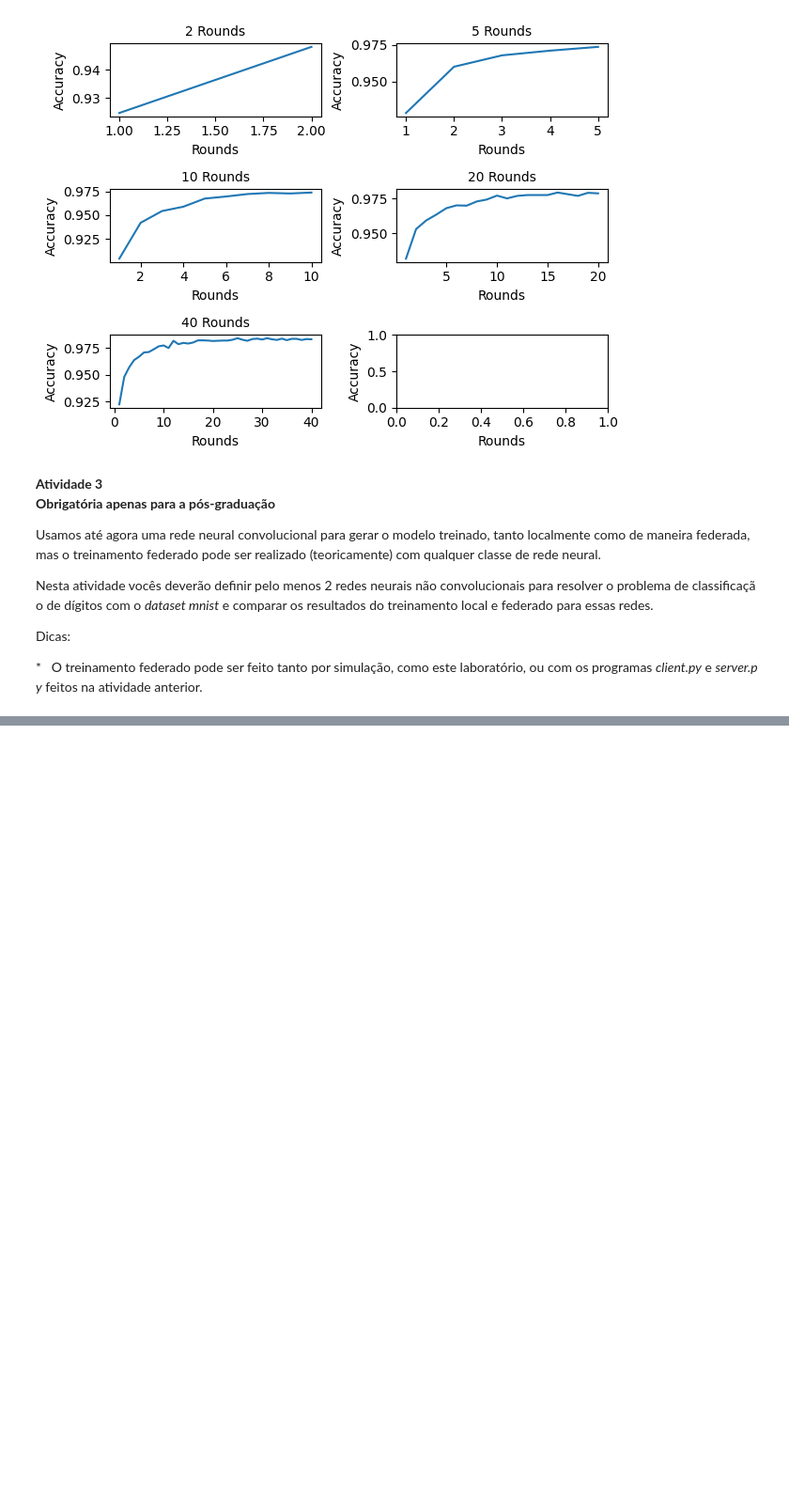
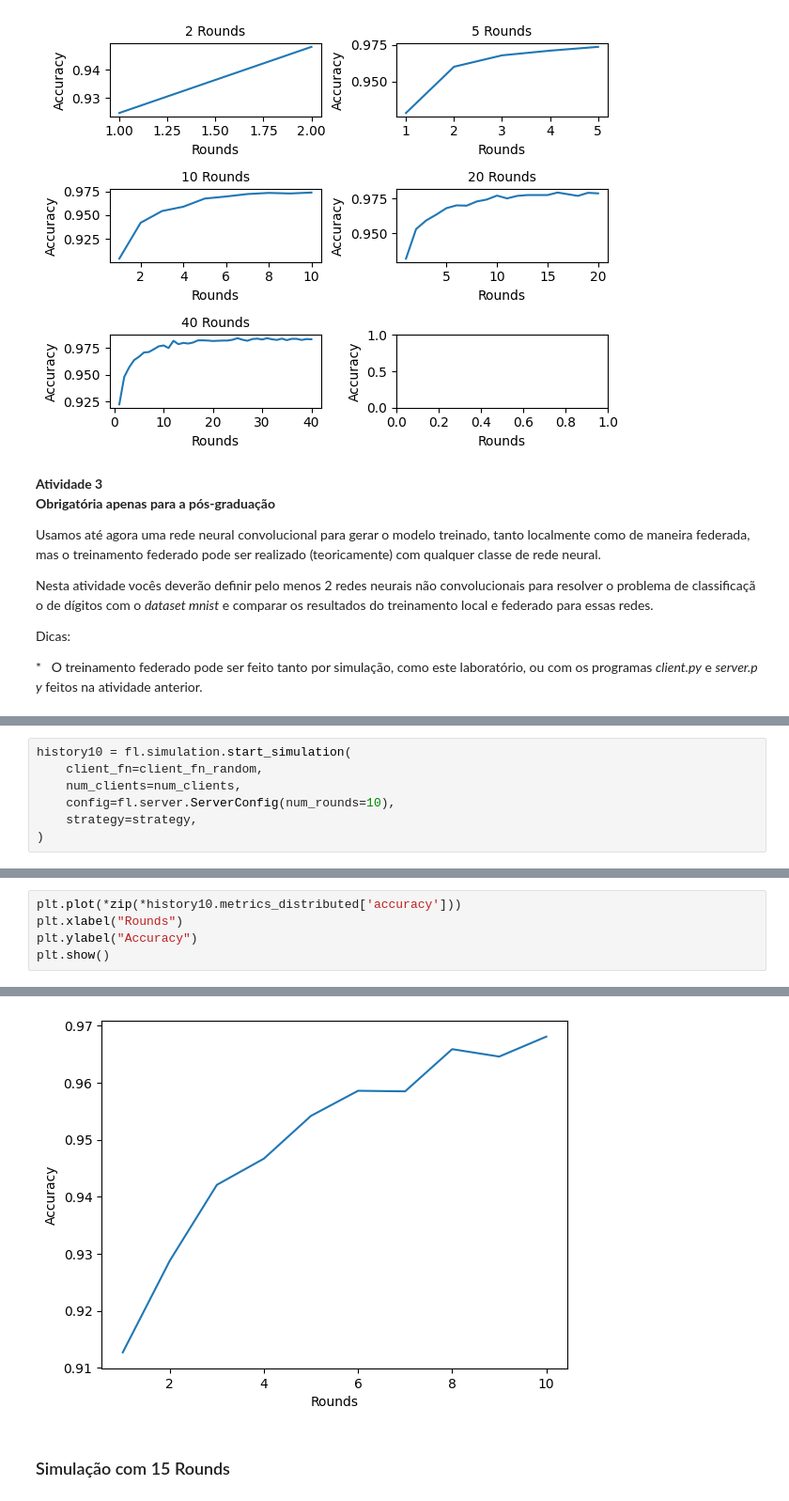
Before and after one commit to thiago-tsms/UFES-programacao-paralela, a Jupyter notebook: Laboratório II/Lab_2_Aprendizado_Federado.ipynb, the cells around one changed output, grey strips where cells are left out. Shown at 94% size. Cells and saved outputs as stored; diff of their text form; blank space fills up the shorter version.

```diff
--- a/Laboratório II/Lab_2_Aprendizado_Federado.ipynb
+++ b/Laboratório II/Lab_2_Aprendizado_Federado.ipynb
@@ -831,0 +1275,7 @@ Dicas:
+# %%
+history10 = fl.simulation.start_simulation(
+    client_fn=client_fn_random,
+    num_clients=num_clients,
+    config=fl.server.ServerConfig(num_rounds=10),
+    strategy=strategy,
+)
@@ -831,0 +1370,6 @@ Dicas:
+# %%
+plt.plot(*zip(*history10.metrics_distributed['accuracy']))
+plt.xlabel("Rounds")
+plt.ylabel("Accuracy")
+plt.show()
+# %% [output]
@@ -831,0 +1378,3 @@ Dicas:
+[figure, added]
+# %% [markdown]
+### Simulação com 15 Rounds
```
Also changed, not shown: parts of 51 cells of this notebook, 1 other file.
